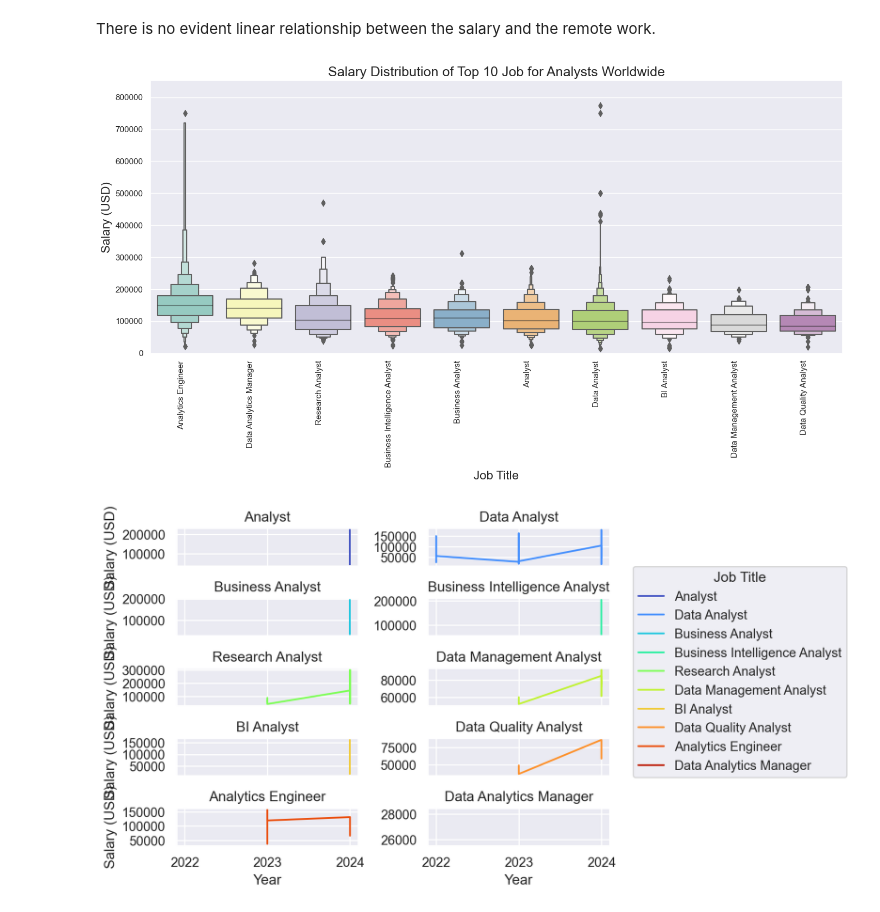
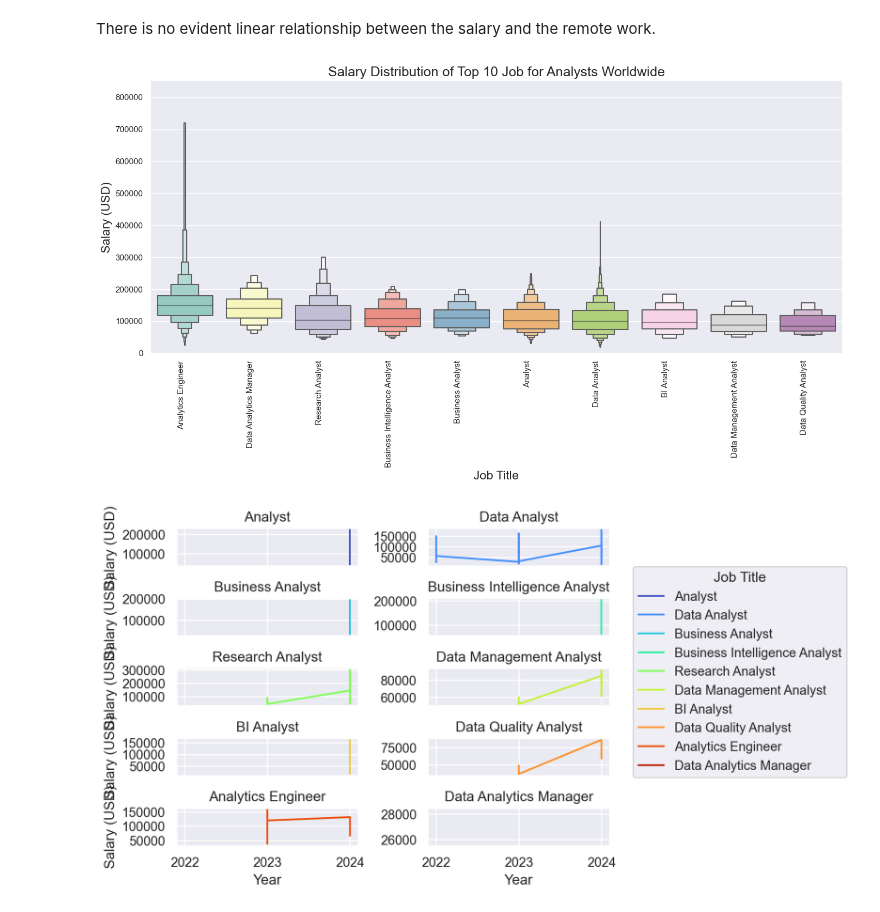
Before and after one commit to anaPau-24/Project_Data_Professions_career_shift, a Jupyter notebook: Data_Analyst_perspective.ipynb, the cells around one changed output. Cells and saved outputs as stored; diff of their text form; code cells hidden in the pictures.

```diff
--- a/Data_Analyst_perspective.ipynb
+++ b/Data_Analyst_perspective.ipynb
@@ -1215,23 +1215,23 @@ There is no evident linear relationship between the salary and the remote work.
 # %%
 #Salary visualization in top 10 jobs for analysts between 2022-2024
 
 #Descending order of mean salaries
 salary_order2=Top_10_Analyst.groupby('job_title')["salary_in_usd"].mean().sort_values(ascending=False).index
 
 # Boxen plot for salary distribution with improved visibility
 plt.figure(figsize=(14, 8))
-sns.boxenplot(data=Top_10_Analyst, x="job_title", y="salary_in_usd", palette="Set3",showfliers=True, order=salary_order2)
+sns.boxenplot(data=Top_10_Analyst, x="job_title", y="salary_in_usd", palette="Set3",showfliers=False, order=salary_order2)
 
 # Customization for better visibility
 plt.title('Salary Distribution of Top 10 Job for Analysts Worldwide', fontsize=18)
 plt.xlabel('Job Title', fontsize=16)
 plt.ylabel('Salary (USD)', fontsize=16)
 plt.xticks(rotation=90, ha='right')  # Rotate labels for readability
 plt.ylim(0, Top_10_Analyst['salary_in_usd'].max() * 1.1)  # Adjust y-axis for clarity
 plt.tight_layout()
 plt.show()
 # %% [output]
-[figure, old version]
+[figure, new version]
 # %%
 #Salary trend of jobs for Jr Analysts with fully remote work from 2022-2024
 Jr_remote = Top_10_Analyst[(Top_10_Analyst['remote_ratio'] == 100)& (Top_10_Analyst['experience_level']== 'Jr')]
```
Also changed, not shown: parts of 1 cell of this notebook, 2 other files.
